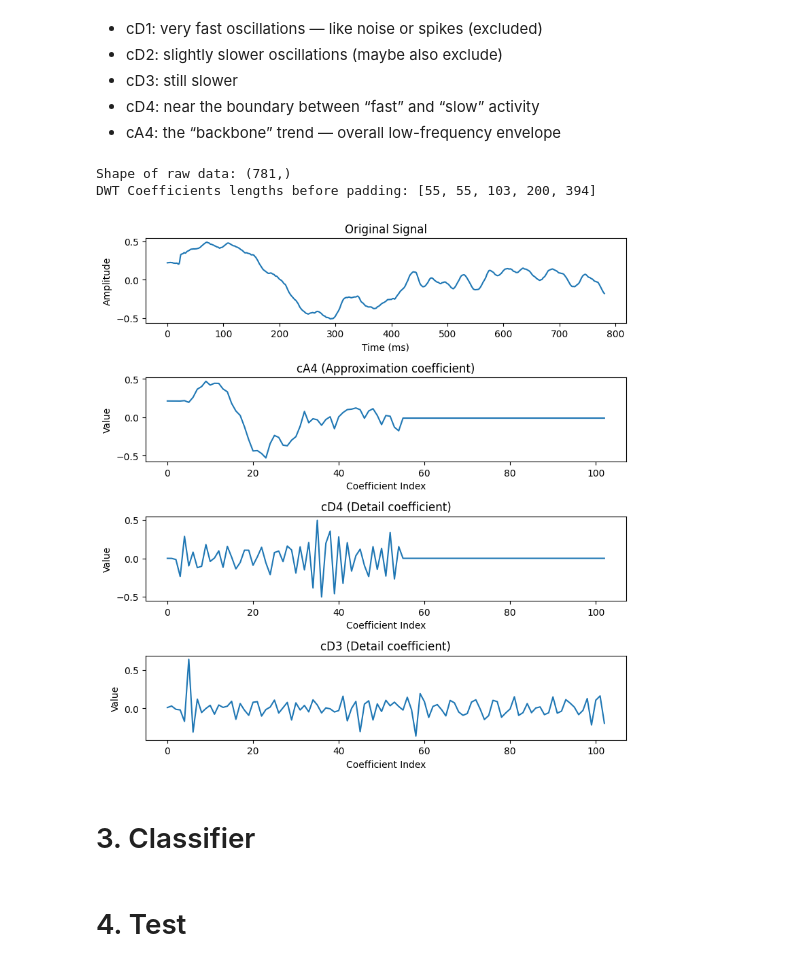
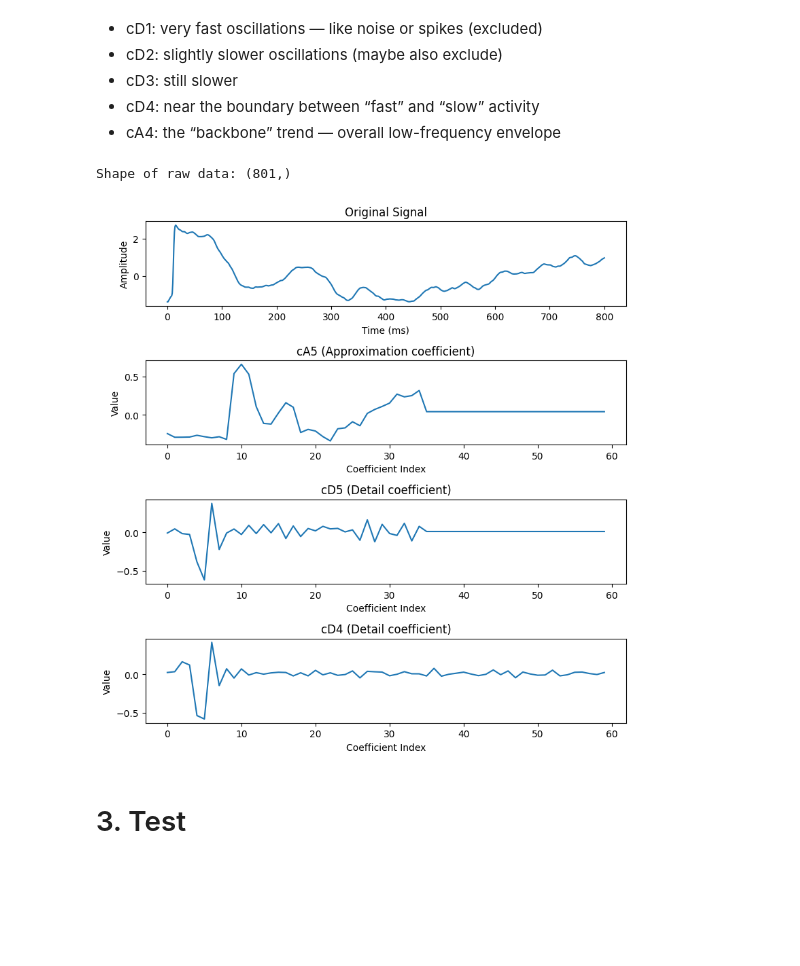
Before and after one commit to lillikiessling/VEP_Classifier, a Jupyter notebook: Multichannel_CNN.ipynb, the cells around one changed output. Saved outputs shown, nothing was run; the diff lists cells and outputs as text; code cells hidden in the pictures; blank space fills up the shorter version.

```diff
--- a/Multichannel_CNN.ipynb
+++ b/Multichannel_CNN.ipynb
@@ -34,21 +9,33 @@ import torch.nn as nn
 # %% [markdown]
 # 1. Loading preprocessed files
 # %%
-all_paths = load_dataset_paths()
+all_paths = load_dataset_paths(devices=["PRIMA", "MP20"])
+
+print(all_paths)
 
 # Example usage:
 prima_files_BC_only = all_paths["PRIMA"]["BC_Only"]
 prima_files_RGC_only = all_paths["PRIMA"]["RGC_Only"]
 prima_files_BC_and_RGC = all_paths["PRIMA"]["BC_and_RGC"]
 
+mp20_files_BC_only = all_paths["MP20"]["BC_Only"]
+mp20_files_RGC_only = all_paths["MP20"]["RGC_Only"]
+mp20_files_BC_and_RGC = all_paths["MP20"]["BC_and_RGC"]
+
 # print how many files are in each category
 print(f"PRIMA BC_Only files: {len(prima_files_BC_only)}")
 print(f"PRIMA RGC_Only files: {len(prima_files_RGC_only)}")
 print(f"PRIMA BC_and_RGC files: {len(prima_files_BC_and_RGC)}")
 
+print(f"MP20 BC_Only files: {len(mp20_files_BC_only)}")
+print(f"MP20 RGC_Only files: {len(mp20_files_RGC_only)}")
+print(f"MP20 BC_and_RGC files: {len(mp20_files_BC_and_RGC)}")
 
 # exclude SNR_summary_BC_and_RGC.csv from the list
 prima_files_BC_and_RGC = [f for f in prima_files_BC_and_RGC if not f.endswith("SNR_summary_BC_and_RGC.csv")]
 prima_files_RGC_only = [f for f in prima_files_RGC_only if not f.endswith("SNR_summary_RGC_Only.csv")]
 prima_files_BC_only = [f for f in prima_files_BC_only if not f.endswith("SNR_summary_BC_Only.csv")]
+mp20_files_BC_and_RGC = [f for f in mp20_files_BC_and_RGC if not f.endswith("SNR_summary_BC_and_RGC.csv")]
+mp20_files_RGC_only = [f for f in mp20_files_RGC_only if not f.endswith("SNR_summary_RGC_Only.csv")]
+mp20_files_BC_only = [f for f in mp20_files_BC_only if not f.endswith("SNR_summary_BC_Only.csv")]
 # %% [output]
@@ -105,52 +156,49 @@ plt.show()
 - cD4: near the boundary between “fast” and “slow” activity
 - cA4: the “backbone” trend — overall low-frequency envelope
 # %%
-time, signal = load_vep_csv(prima_files_BC_only[0], t_min=5, t_max=200)
+time, signal = process_file(prima_files_BC_and_RGC[0], t_max=200)
 print("Shape of raw data:", signal.shape)
 
 
-def extract_dwt_features(signal, wavelet='db4', level=4):
+def extract_dwt_features(signal, wavelet='db6', level=4):
     coeffs = pywt.wavedec(signal, wavelet, level=level)
     #print("DWT Coefficients lengths before padding:", [len(c) for c in coeffs])
     # drop cD1 (highest-frequency detail)
-    coeffs = coeffs[:-2]
+    coeffs = coeffs[:-3]
     max_len = max(len(c) for c in coeffs)
     # Zero-pad each coefficient array to the same length
     padded = [np.pad(c, (0, max_len - len(c))) for c in coeffs]
     #print("DWT Coefficients lengths after padding:", [len(c) for c in padded])
     # scale each coefficient array to have zero mean and unit variance
     padded = [(c - np.mean(c)) / np.std(c) for c in padded]
     # scale to have 1 peak to-peak amplitude
     padded = [c / (np.max(c) - np.min(c)) for c in padded]
     return np.stack(padded, axis=0)
 
 def get_coeff_names(level=4):
     coeff_names = [f"cA{level} (Approximation coefficient)"] + [f"cD{l} (Detail coefficient)" for l in range(level, 0, -1)]
-    return coeff_names[:-2]  # drop cD1
+    return coeff_names[:-3]  # drop cD1
 
 
-dwt_coeffs = extract_dwt_features(signal, wavelet='db4', level=4)
-dwt_coeff_names = get_coeff_names(level=4)
+dwt_coeffs = extract_dwt_features(signal, wavelet='db6', level=5)
+dwt_coeff_names = get_coeff_names(level=5)
 
 # plot the original signal and its DWT coefficients
 plt.figure(figsize=(8, 12))
 plt.subplot(6, 1, 1)
+plt.title("Original Signal")
 plt.plot(signal)
-plt.title("Original Signal")
 plt.xlabel("Time (ms)")
 plt.ylabel("Amplitude")
 for i, (coeff, name) in enumerate(zip(dwt_coeffs, dwt_coeff_names)):
     plt.subplot(6, 1, i+2)
     plt.plot(coeff)
     #plt.title(f"DWT Coefficient Level {i} {name}")
     plt.title(f"{name}")
     plt.xlabel("Coefficient Index")
     plt.ylabel("Value")
 plt.tight_layout()
 plt.show()
 # %% [output]
-Shape of raw data: (781,)
-DWT Coefficients lengths before padding: [55, 55, 103, 200, 394]
+Shape of raw data: (801,)
-[figure, old version]
+[figure, new version]
-# %% [markdown]
-# 3. Classifier
@@ -285,3 +205,3 @@ class Multichannel_1DCNN:
 # %% [markdown]
-# 4. Test
+# 3. Test
 # %%
```
Also changed, not shown: parts of 16 cells of this notebook, 21 other files.
